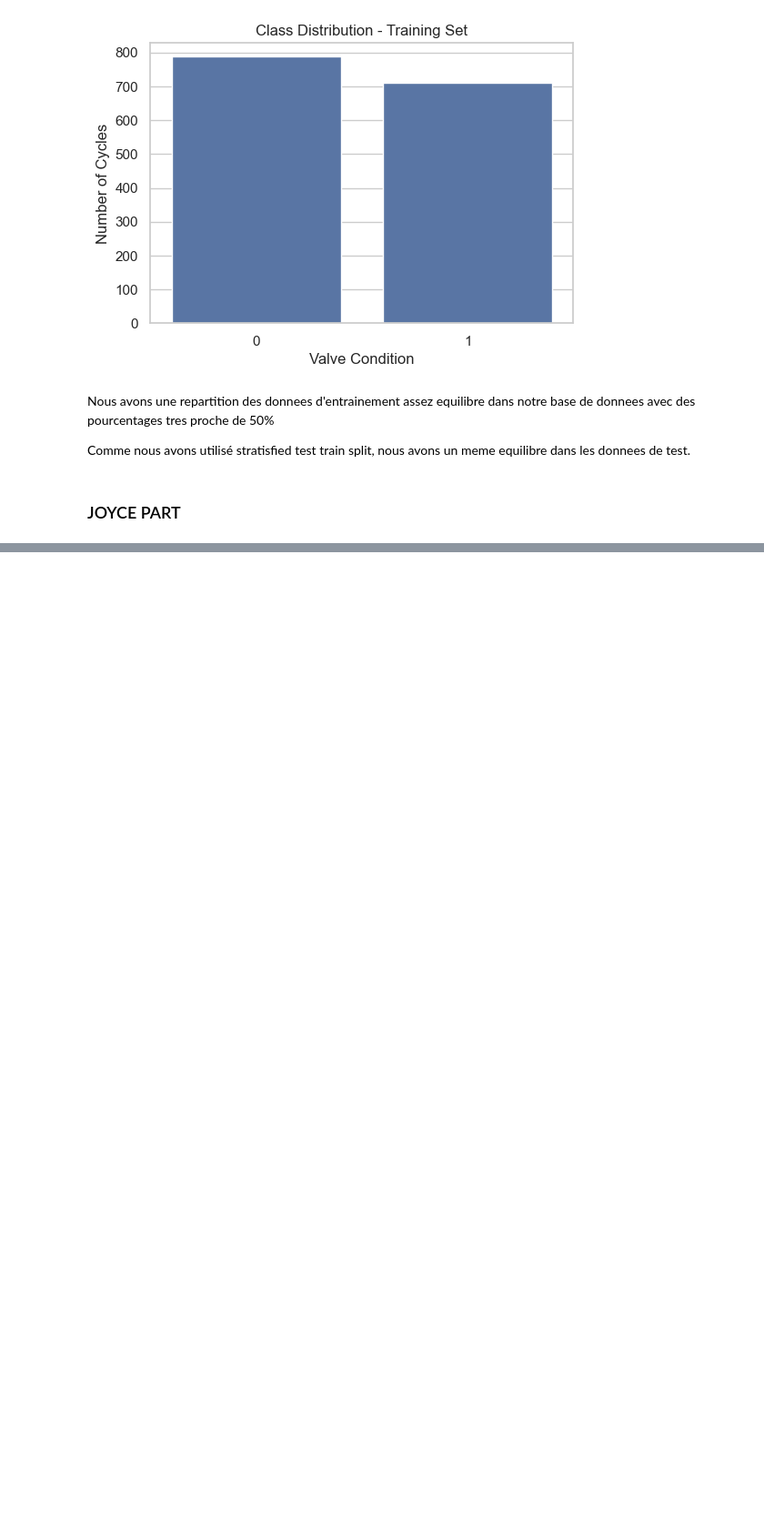
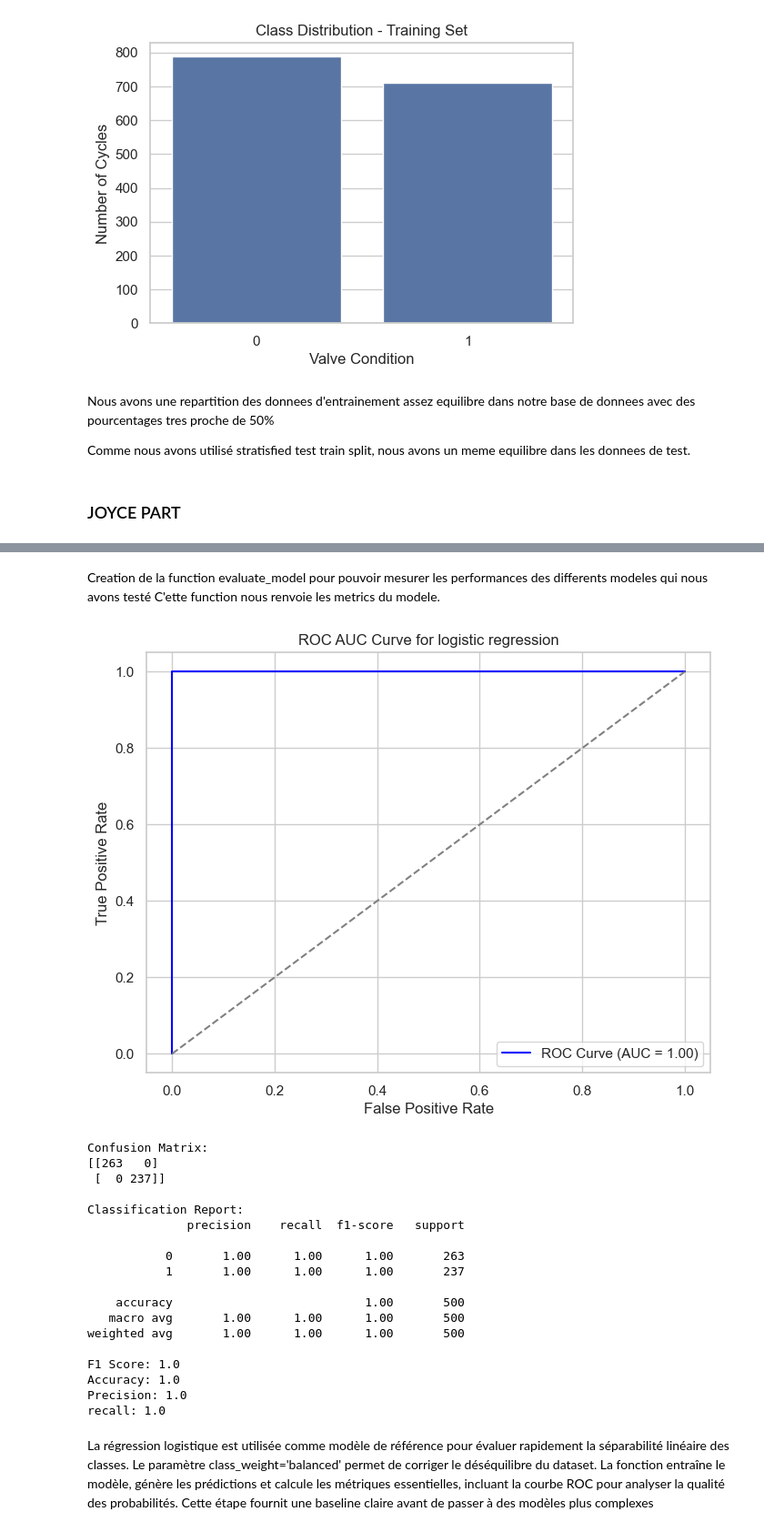
Before and after one commit to alex-05-20/ML_Project, a Jupyter notebook: project_ml.ipynb, the cells around one changed output, grey strips where cells are left out. Shown at 91% size. Saved outputs shown, nothing was run; the diff lists cells and outputs as text; code cells hidden in the pictures; blank space fills up the shorter version.

```diff
--- a/project_ml.ipynb
+++ b/project_ml.ipynb
@@ -1450,0 +940,3 @@ Best score DT: 0.9796774376917019
+# %% [markdown]
+Creation de la function evaluate_model pour pouvoir mesurer les performances des differents modeles qui nous avons testé
+C'ette function nous renvoie les metrics du modele.
@@ -1450,0 +993,62 @@ Best score DT: 0.9796774376917019
+# %%
+#function to train logistic regression
+def train_logistic_regression(X_train,X_test, y_train, y_test):
+
+
+    # training the model
+    model=LogisticRegression(random_state=42,class_weight='balanced')
+    model.fit(X_train,y_train)
+
+    #prediction
+    y_pred=model.predict(X_test)
+    y_pred_proba = model.predict_proba(X_test)[:, 1]
+
+    # displaying metrics
+    f1=f1_score(y_test,y_pred)
+    precision=precision_score(y_test,y_pred)
+    recall=recall_score(y_test,y_pred)
+    fpr, tpr, thresholds = roc_curve(y_test, y_pred_proba)
+    roc_auc = auc(fpr, tpr)
+    plt.figure(figsize=(8, 6))
+    plt.plot(fpr, tpr, color='blue', label=f'ROC Curve (AUC = {roc_auc:.2f})')
+    plt.plot([0, 1], [0, 1], color='gray', linestyle='--')
+    plt.xlabel('False Positive Rate')
+    plt.ylabel('True Positive Rate')
+    plt.title('ROC AUC Curve for logistic regression')
+    plt.legend(loc='lower right')
+    plt.grid(True)
+    plt.show()
+
+
+    print("Confusion Matrix:")
+    print(confusion_matrix(y_test, y_pred))
+    print("\nClassification Report:")
+    print(classification_report(y_test, y_pred))
+    print("F1 Score:", f1)
+    print("Accuracy:", accuracy_score(y_test, y_pred))
+    print("Precision:", precision)
+    print("recall:", recall)
+    return model
+model=train_logistic_regression(X_train,X_test,y_train,y_test)
+# %% [output]
+[figure, added]
+Confusion Matrix:
+[[263   0]
+ [  0 237]]
+
+Classification Report:
+              precision    recall  f1-score   support
+
+           0       1.00      1.00      1.00       263
+           1       1.00      1.00      1.00       237
+
+    accuracy                           1.00       500
+   macro avg       1.00      1.00      1.00       500
+weighted avg       1.00      1.00      1.00       500
+
+F1 Score: 1.0
+Accuracy: 1.0
+Precision: 1.0
+recall: 1.0
+# %% [markdown]
+La régression logistique est utilisée comme modèle de référence pour évaluer rapidement la séparabilité linéaire des classes. Le paramètre class_weight='balanced' permet de corriger le déséquilibre du dataset. La fonction entraîne le modèle, génère les prédictions et calcule les métriques essentielles, incluant la courbe ROC pour analyser la qualité des probabilités. Cette étape fournit une baseline claire avant de passer à des modèles plus complexes
```
Also changed, not shown: parts of 50 cells of this notebook, 2 other files.
